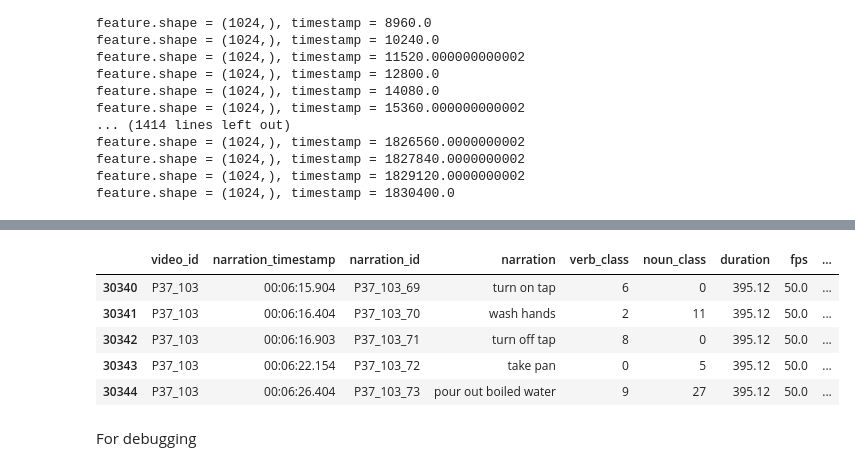
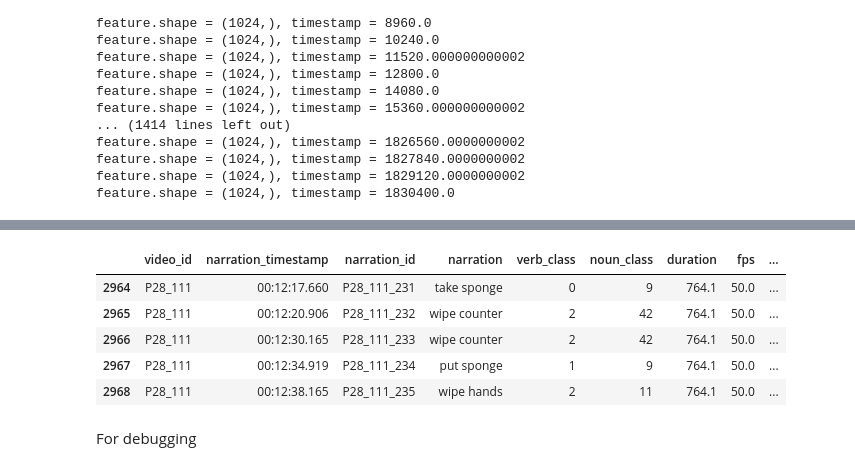
Before and after one commit to BarunKGP/HAAR, a Jupyter notebook: src/scratch/feature_extraction.ipynb, the cells around one changed output, grey strips where cells are left out. Cells and saved outputs as stored; diff of their text form; code cells hidden in the pictures.

```diff
--- a/src/scratch/feature_extraction.ipynb
+++ b/src/scratch/feature_extraction.ipynb
@@ -88,0 +113,3 @@ df.head()
+# %%
+df_val = read_pickle('data/val100_mod.pkl')
+df_val.info()
@@ -89,12 +136,12 @@ df.head()
 # %%
-df.tail()
+df_val.tail()
 # %% [output]
 |  | video_id | narration_timestamp | narration_id | narration | verb_class | noun_class | duration | fps | ... |
-| 30340 | P37_103 | 00:06:15.904 | P37_103_69 | turn on tap | 6 | 0 | 395.12 | 50.0 | ... |
-| 30341 | P37_103 | 00:06:16.404 | P37_103_70 | wash hands | 2 | 11 | 395.12 | 50.0 | ... |
-| 30342 | P37_103 | 00:06:16.903 | P37_103_71 | turn off tap | 8 | 0 | 395.12 | 50.0 | ... |
-| 30343 | P37_103 | 00:06:22.154 | P37_103_72 | take pan | 0 | 5 | 395.12 | 50.0 | ... |
-| 30344 | P37_103 | 00:06:26.404 | P37_103_73 | pour out boiled water | 9 | 27 | 395.12 | 50.0 | ... |
+| 2964 | P28_111 | 00:12:17.660 | P28_111_231 | take sponge | 0 | 9 | 764.1 | 50.0 | ... |
+| 2965 | P28_111 | 00:12:20.906 | P28_111_232 | wipe counter | 2 | 42 | 764.1 | 50.0 | ... |
+| 2966 | P28_111 | 00:12:30.165 | P28_111_233 | wipe counter | 2 | 42 | 764.1 | 50.0 | ... |
+| 2967 | P28_111 | 00:12:34.919 | P28_111_234 | put sponge | 1 | 9 | 764.1 | 50.0 | ... |
+| 2968 | P28_111 | 00:12:38.165 | P28_111_235 | wipe hands | 2 | 11 | 764.1 | 50.0 | ... |
 # %% [markdown]
 For debugging
 # %%
```
Also changed, not shown: parts of 15 cells of this notebook, 4 other files.
